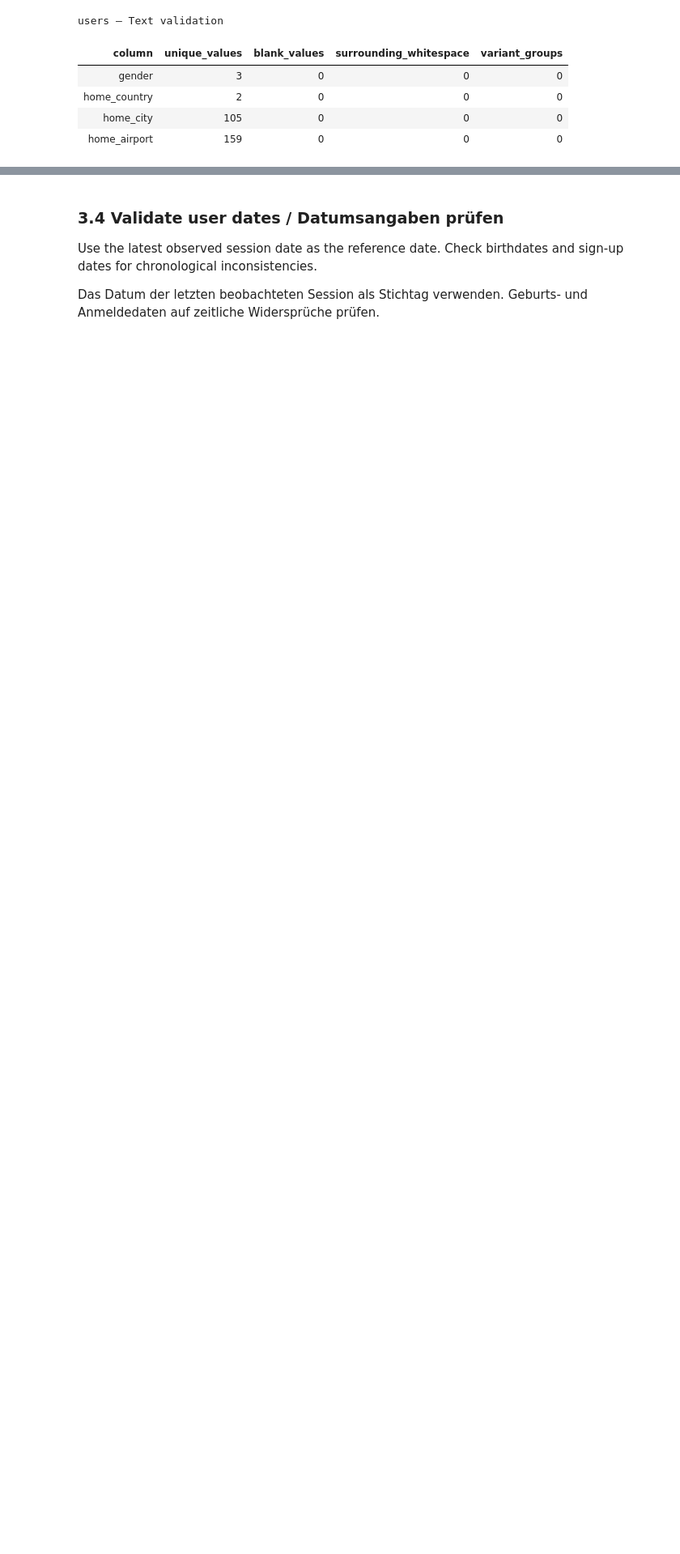
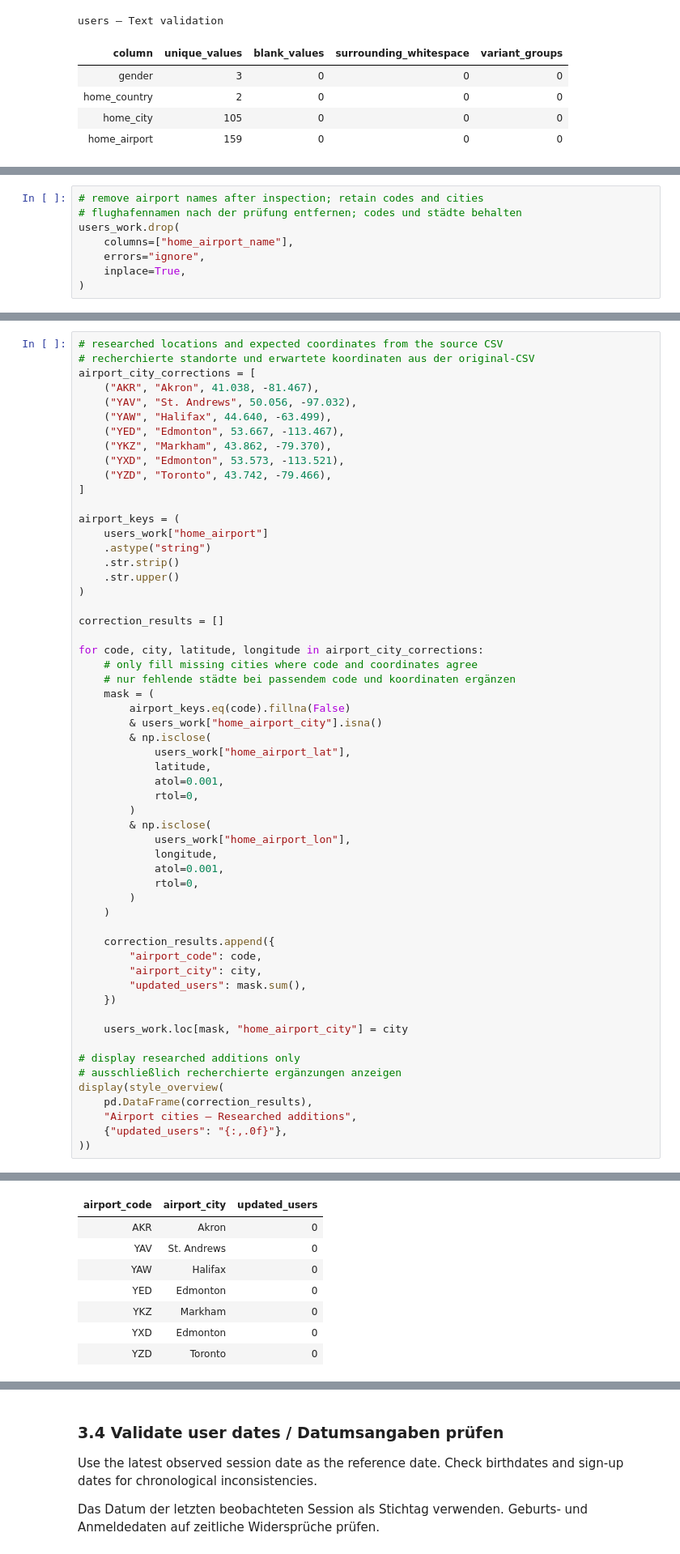
Before and after one commit to mperos1978/TravelTide, a Jupyter notebook: notebooks/01_eda.ipynb, the cells around one changed output, grey strips where cells are left out. Shown at 81% size. Cells and saved outputs as stored; diff of their text form; blank space fills up the shorter version.

```diff
--- a/notebooks/01_eda.ipynb
+++ b/notebooks/01_eda.ipynb
@@ -585,0 +958,8 @@ users — Text validation
+# %%
+# remove airport names after inspection; retain codes and cities
+# flughafennamen nach der prüfung entfernen; codes und städte behalten
+users_work.drop(
+    columns=["home_airport_name"],
+    errors="ignore",
+    inplace=True,
+)
@@ -585,0 +976,58 @@ users — Text validation
+# %%
+# researched locations and expected coordinates from the source CSV
+# recherchierte standorte und erwartete koordinaten aus der original-CSV
+airport_city_corrections = [
+    ("AKR", "Akron", 41.038, -81.467),
+    ("YAV", "St. Andrews", 50.056, -97.032),
+    ("YAW", "Halifax", 44.640, -63.499),
+    ("YED", "Edmonton", 53.667, -113.467),
+    ("YKZ", "Markham", 43.862, -79.370),
+    ("YXD", "Edmonton", 53.573, -113.521),
+    ("YZD", "Toronto", 43.742, -79.466),
+]
+
+airport_keys = (
+    users_work["home_airport"]
+    .astype("string")
+    .str.strip()
+    .str.upper()
+)
+
+correction_results = []
+
+for code, city, latitude, longitude in airport_city_corrections:
+    # only fill missing cities where code and coordinates agree
+    # nur fehlende städte bei passendem code und koordinaten ergänzen
+    mask = (
+        airport_keys.eq(code).fillna(False)
+        & users_work["home_airport_city"].isna()
+        & np.isclose(
+            users_work["home_airport_lat"],
+            latitude,
+            atol=0.001,
+            rtol=0,
+        )
+        & np.isclose(
+            users_work["home_airport_lon"],
+            longitude,
+            atol=0.001,
+            rtol=0,
+        )
+    )
+
+    correction_results.append({
+        "airport_code": code,
+        "airport_city": city,
+        "updated_users": mask.sum(),
+    })
+
+    users_work.loc[mask, "home_airport_city"] = city
+
+# display researched additions only
+# ausschließlich recherchierte ergänzungen anzeigen
+display(style_overview(
+    pd.DataFrame(correction_results),
+    "Airport cities — Researched additions",
+    {"updated_users": "{:,.0f}"},
+))
+# %% [output]
@@ -585,0 +1035,8 @@ users — Text validation
+| airport_code | airport_city | updated_users |
+| AKR | Akron | 0 |
+| YAV | St. Andrews | 0 |
+| YAW | Halifax | 0 |
+| YED | Edmonton | 0 |
+| YKZ | Markham | 0 |
+| YXD | Edmonton | 0 |
+| YZD | Toronto | 0 |
```
Also changed, not shown: parts of 18 cells of this notebook, 1 other file.
